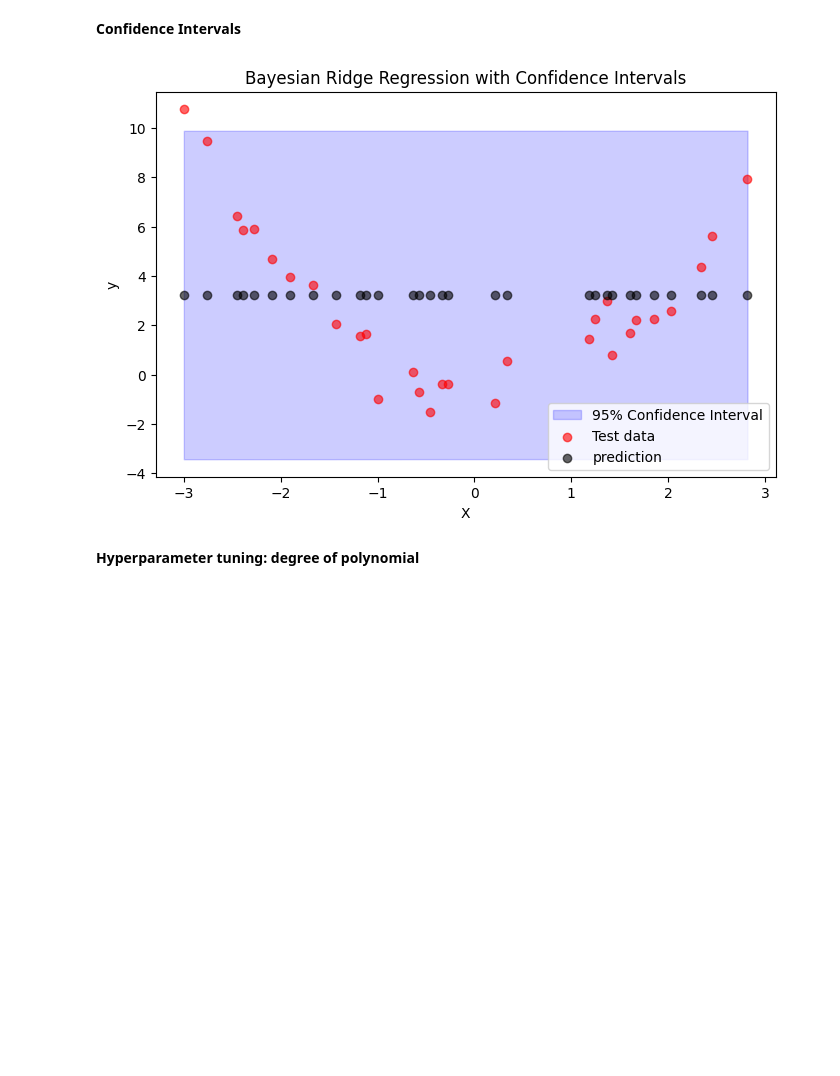
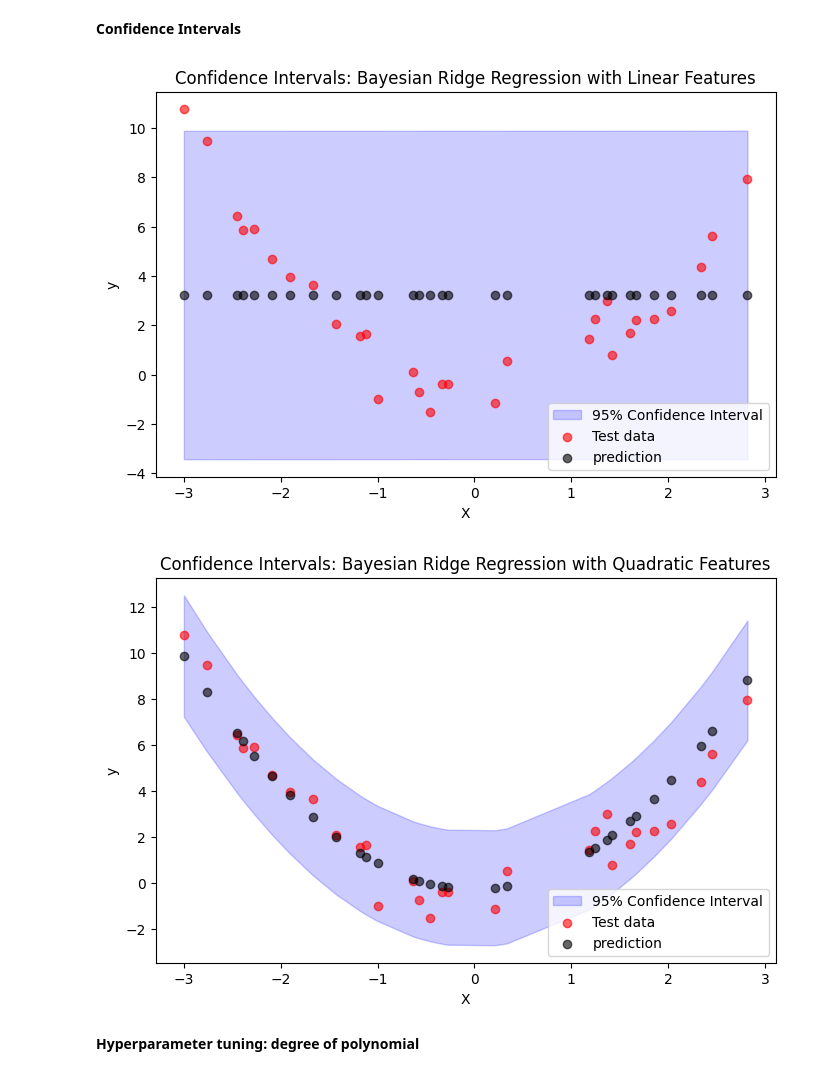
Before and after one commit to nyu-dl/DS-GA-1003-Machine-Learning-2025, a Jupyter notebook: lab3/messmaster_2.ipynb, the cells around one changed output. Cells and saved outputs as stored; diff of their text form; code cells hidden in the pictures; blank space fills up the shorter version.

```diff
--- a/lab3/messmaster_2.ipynb
+++ b/lab3/messmaster_2.ipynb
@@ -407,47 +411,43 @@ plot_learning_curve(model, X, y)
 # %%
 from sklearn.linear_model import BayesianRidge
 
 # Train Bayesian regression model
-bayes_model = BayesianRidge()
-bayes_model.fit(X_train, y_train)
+def fit_and_plot_bayes(bayes_model, name):
+    bayes_model.fit(X_train, y_train)
 
-# Predict with uncertainty estimation
-y_pred, std_dev = bayes_model.predict(X_test, return_std=True)
+    # Predict with uncertainty estimation
+    y_pred, std_dev = bayes_model.predict(X_test, return_std=True)
 
-# # Plot predictions with uncertainty
-# plt.scatter(X_test, y_test, color="red", label="Test data")
-# # plt.scatter(X_train, y_train, color="blue", label="Train data")
-# plt.scatter(X_test, y_pred, label="Mean prediction", color="black")
-# plt.fill_between(
-#     X_test.ravel(), y_pred - 2 * std_dev, y_pred + 2 * std_dev, alpha=0.2, color="blue", label="95% Confidence Interval"
-# )
-# plt.legend()
-# plt.show()
+    # Sort test set for proper plotting
+    sort_idx = np.argsort(X_test.ravel())  # Get sorted indices
+    X_sorted = X_test.ravel()[sort_idx]
+    y_pred_sorted = y_pred[sort_idx]
+    std_dev_sorted = std_dev[sort_idx]
 
-# Sort test set for proper plotting
-sort_idx = np.argsort(X_test.ravel())  # Get sorted indices
-X_sorted = X_test.ravel()[sort_idx]
-y_pred_sorted = y_pred[sort_idx]
-std_dev_sorted = std_dev[sort_idx]
+    # Plot predictions with corrected confidence intervals
+    plt.figure(figsize=(8, 5))
+    plt.fill_between(
+        X_sorted,
+        y_pred_sorted - 2 * std_dev_sorted,
+        y_pred_sorted + 2 * std_dev_sorted,
+        alpha=0.2,
+        color="blue",
+        label="95% Confidence Interval",
+    )
+    plt.scatter(X_test, y_test, color="red", label="Test data", alpha=0.6)
+    plt.scatter(X_sorted, y_pred_sorted, label="prediction", color="black", alpha=0.6)
+    plt.xlabel("X")
+    plt.ylabel("y")
+    plt.title(f"Confidence Intervals: {name}")
+    plt.legend(loc="lower right")
+    plt.show()
 
-# Plot predictions with corrected confidence intervals
-plt.figure(figsize=(8, 5))
-plt.fill_between(
-    X_sorted,
-    y_pred_sorted - 2 * std_dev_sorted,
-    y_pred_sorted + 2 * std_dev_sorted,
-    alpha=0.2,
-    color="blue",
-    label="95% Confidence Interval",
-)
-plt.scatter(X_test, y_test, color="red", label="Test data", alpha=0.6)
-plt.scatter(X_sorted, y_pred_sorted, label="prediction", color="black", alpha=0.6)
-plt.xlabel("X")
-plt.ylabel("y")
-plt.title("Bayesian Ridge Regression with Confidence Intervals")
-plt.legend(loc="lower right")
-plt.show()
+linear_bayes_model = BayesianRidge()
+fit_and_plot_bayes(linear_bayes_model, "Bayesian Ridge Regression with Linear Features")
+quadratic_bayes_model = make_pipeline(PolynomialFeatures(degree=2), BayesianRidge())
+fit_and_plot_bayes(quadratic_bayes_model, "Bayesian Ridge Regression with Quadratic Features")
 # %% [output]
-[figure, old version]
+[figure, new version]
+[figure, added]
 # %% [markdown]
 **Hyperparameter tuning: degree of polynomial**
```
Also changed, not shown: parts of 8 cells of this notebook, 1 other file.
